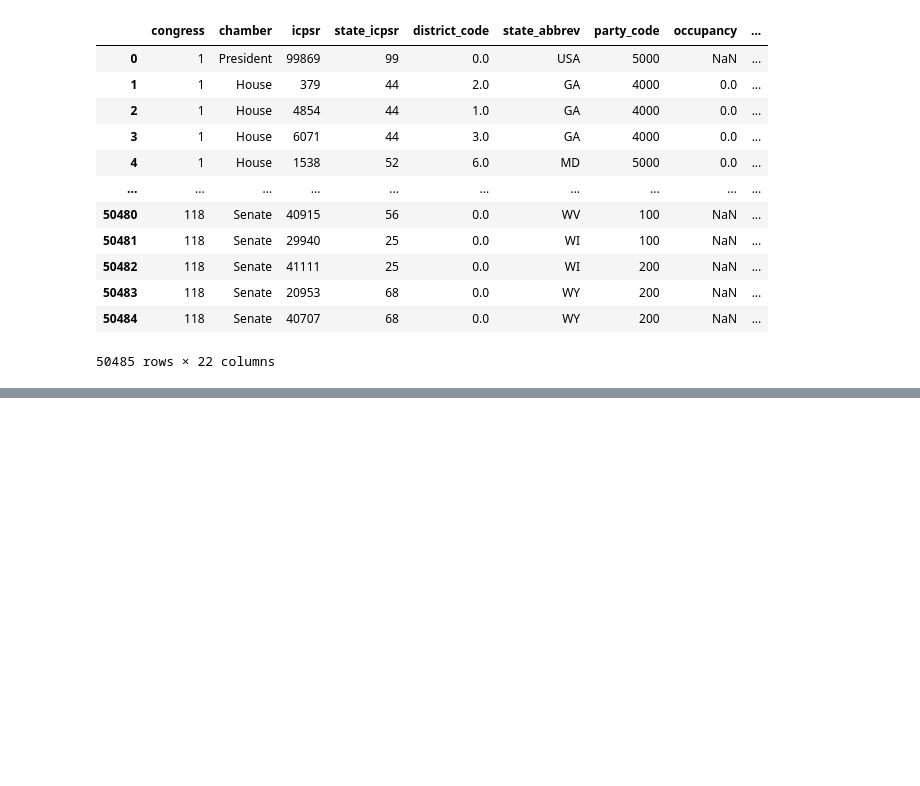
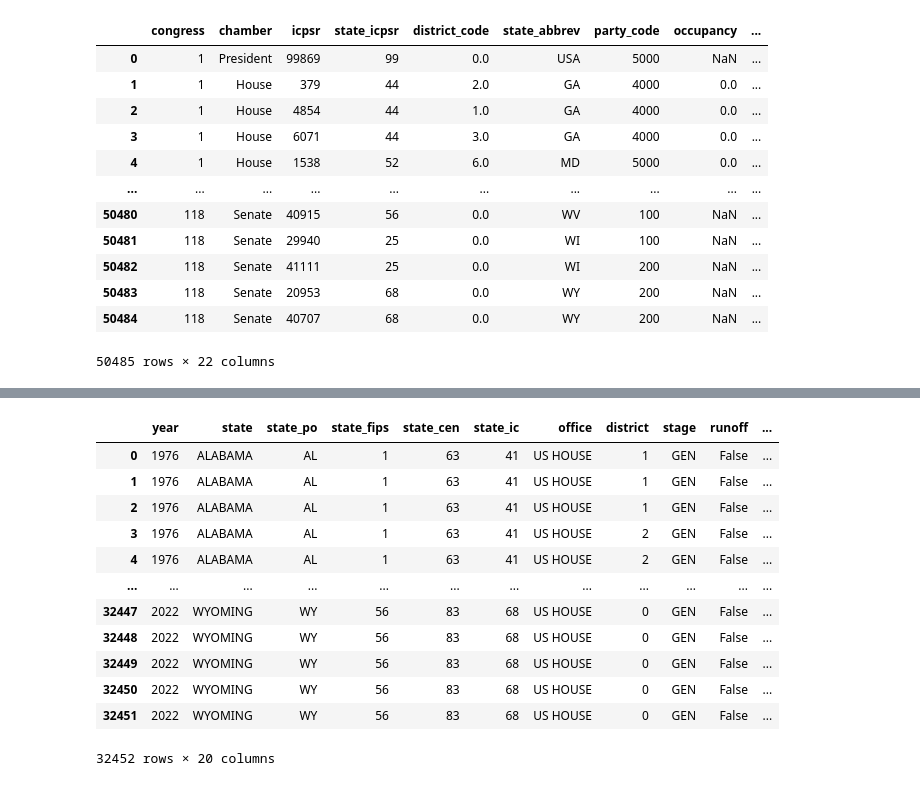
Before and after one commit to Runtaozhou/Contrans2023, a Jupyter notebook: congress_flat_files.ipynb, the cells around one changed output, grey strips where cells are left out. Cells and saved outputs as stored; diff of their text form; code cells hidden in the pictures; blank space fills up the shorter version.

Commit message:
Downloaded votin of election

```diff
--- a/congress_flat_files.ipynb
+++ b/congress_flat_files.ipynb
@@ -22,0 +118,18 @@ ideology
+# %%
+election = pd.read_csv("1976-2022-house.tab" , delimiter = '\t')
+# %%
+election
+# %% [output]
+|  | year | state | state_po | state_fips | state_cen | state_ic | office | district | stage | runoff | ... |
+| 0 | 1976 | ALABAMA | AL | 1 | 63 | 41 | US HOUSE | 1 | GEN | False | ... |
+| 1 | 1976 | ALABAMA | AL | 1 | 63 | 41 | US HOUSE | 1 | GEN | False | ... |
+| 2 | 1976 | ALABAMA | AL | 1 | 63 | 41 | US HOUSE | 1 | GEN | False | ... |
+| 3 | 1976 | ALABAMA | AL | 1 | 63 | 41 | US HOUSE | 2 | GEN | False | ... |
+| 4 | 1976 | ALABAMA | AL | 1 | 63 | 41 | US HOUSE | 2 | GEN | False | ... |
+| ... | ... | ... | ... | ... | ... | ... | ... | ... | ... | ... | ... |
+| 32447 | 2022 | WYOMING | WY | 56 | 83 | 68 | US HOUSE | 0 | GEN | False | ... |
+| 32448 | 2022 | WYOMING | WY | 56 | 83 | 68 | US HOUSE | 0 | GEN | False | ... |
+| 32449 | 2022 | WYOMING | WY | 56 | 83 | 68 | US HOUSE | 0 | GEN | False | ... |
+| 32450 | 2022 | WYOMING | WY | 56 | 83 | 68 | US HOUSE | 0 | GEN | False | ... |
+| 32451 | 2022 | WYOMING | WY | 56 | 83 | 68 | US HOUSE | 0 | GEN | False | ... |
+32452 rows × 20 columns
```
Also changed, not shown: parts of 11 cells of this notebook, 6 other files.
